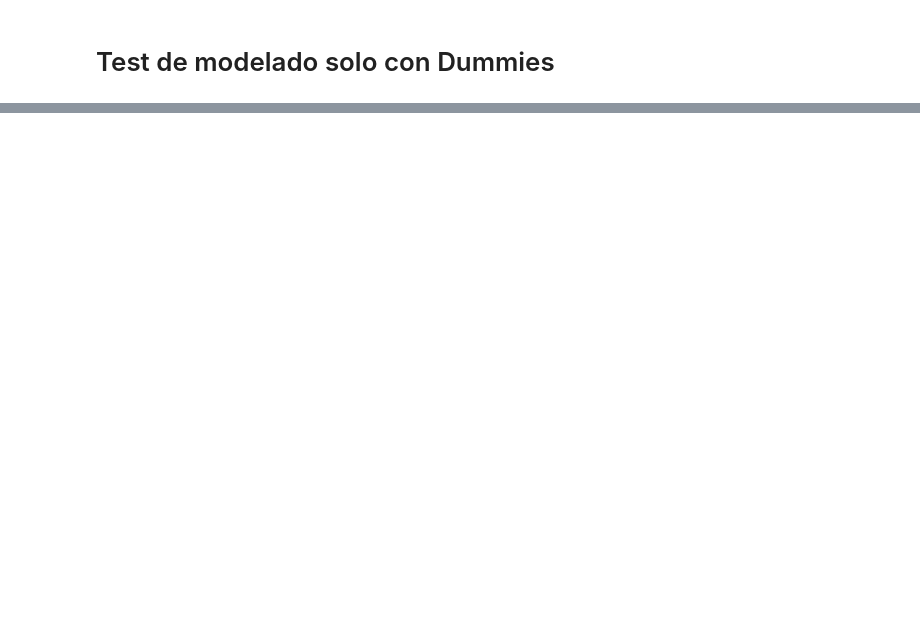
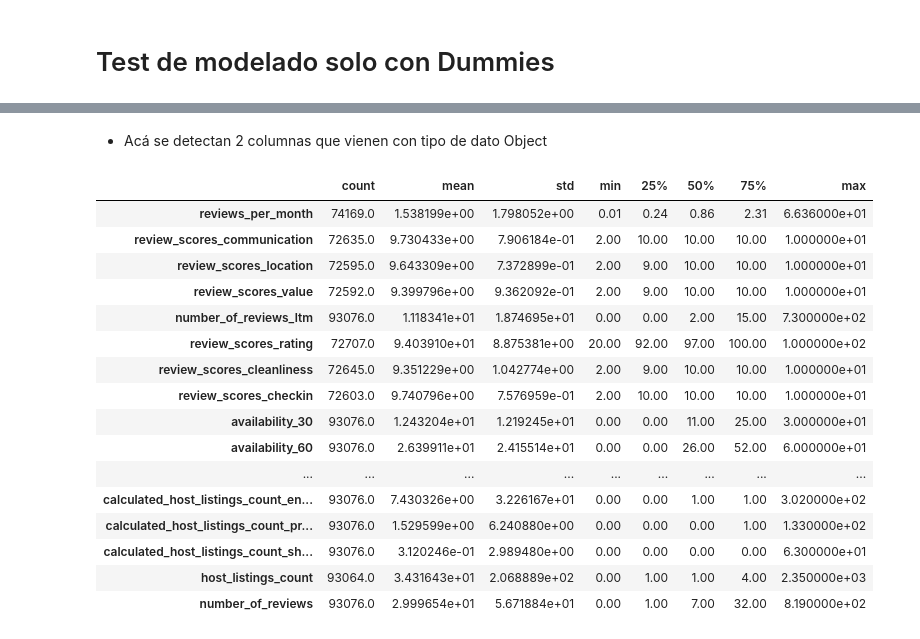
Before and after one commit to matiasngf/keras-airbnb-prediction, a Jupyter notebook: notebooks/preprocess_dataframe.ipynb, the cells around one changed output, grey strips where cells are left out. Saved outputs shown, nothing was run; the diff lists cells and outputs as text; code cells hidden in the pictures; blank space fills up the shorter version.

```diff
--- a/notebooks/preprocess_dataframe.ipynb
+++ b/notebooks/preprocess_dataframe.ipynb
@@ -138,0 +350,23 @@ model.evaluate(val_data, val_targets, verbose=0)
+# %% [markdown]
+* Acá se detectan 2 columnas que vienen con tipo de dato Object
+# %%
+# Analisis clasico
+dataFrame.loc[:,continuos_cols].describe().T
+# %% [output]
+|  | count | mean | std | min | 25% | 50% | 75% | max |
+| reviews_per_month | 74169.0 | 1.538199e+00 | 1.798052e+00 | 0.01 | 0.24 | 0.86 | 2.31 | 6.636000e+01 |
+| review_scores_communication | 72635.0 | 9.730433e+00 | 7.906184e-01 | 2.00 | 10.00 | 10.00 | 10.00 | 1.000000e+01 |
+| review_scores_location | 72595.0 | 9.643309e+00 | 7.372899e-01 | 2.00 | 9.00 | 10.00 | 10.00 | 1.000000e+01 |
+| review_scores_value | 72592.0 | 9.399796e+00 | 9.362092e-01 | 2.00 | 9.00 | 10.00 | 10.00 | 1.000000e+01 |
+| number_of_reviews_ltm | 93076.0 | 1.118341e+01 | 1.874695e+01 | 0.00 | 0.00 | 2.00 | 15.00 | 7.300000e+02 |
+| review_scores_rating | 72707.0 | 9.403910e+01 | 8.875381e+00 | 20.00 | 92.00 | 97.00 | 100.00 | 1.000000e+02 |
+| review_scores_cleanliness | 72645.0 | 9.351229e+00 | 1.042774e+00 | 2.00 | 9.00 | 10.00 | 10.00 | 1.000000e+01 |
+| review_scores_checkin | 72603.0 | 9.740796e+00 | 7.576959e-01 | 2.00 | 10.00 | 10.00 | 10.00 | 1.000000e+01 |
+| availability_30 | 93076.0 | 1.243204e+01 | 1.219245e+01 | 0.00 | 0.00 | 11.00 | 25.00 | 3.000000e+01 |
+| availability_60 | 93076.0 | 2.639911e+01 | 2.415514e+01 | 0.00 | 0.00 | 26.00 | 52.00 | 6.000000e+01 |
+| ... | ... | ... | ... | ... | ... | ... | ... | ... |
+| calculated_host_listings_count_en... | 93076.0 | 7.430326e+00 | 3.226167e+01 | 0.00 | 0.00 | 1.00 | 1.00 | 3.020000e+02 |
+| calculated_host_listings_count_pr... | 93076.0 | 1.529599e+00 | 6.240880e+00 | 0.00 | 0.00 | 0.00 | 1.00 | 1.330000e+02 |
+| calculated_host_listings_count_sh... | 93076.0 | 3.120246e-01 | 2.989480e+00 | 0.00 | 0.00 | 0.00 | 0.00 | 6.300000e+01 |
+| host_listings_count | 93064.0 | 3.431643e+01 | 2.068889e+02 | 0.00 | 1.00 | 1.00 | 4.00 | 2.350000e+03 |
+| number_of_reviews | 93076.0 | 2.999654e+01 | 5.671884e+01 | 0.00 | 1.00 | 7.00 | 32.00 | 8.190000e+02 |
```
Also changed, not shown: parts of 33 cells of this notebook.
